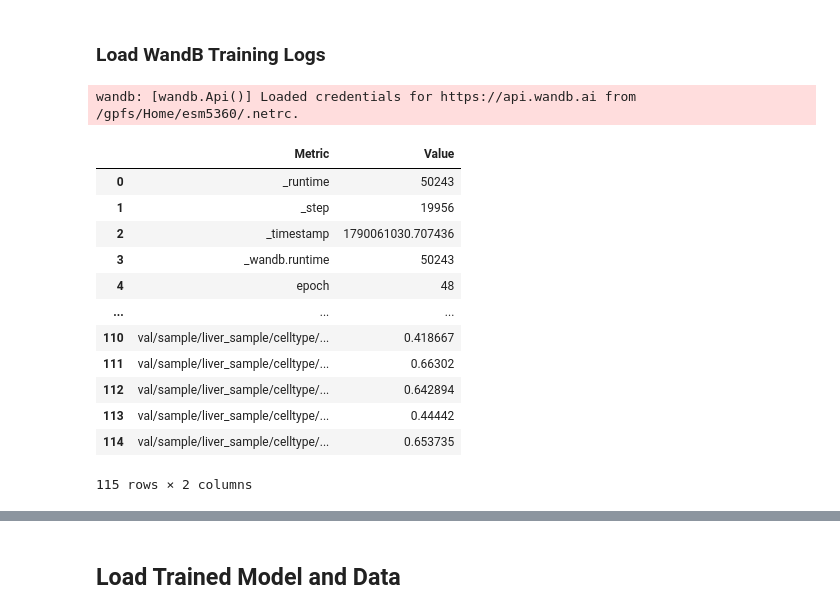
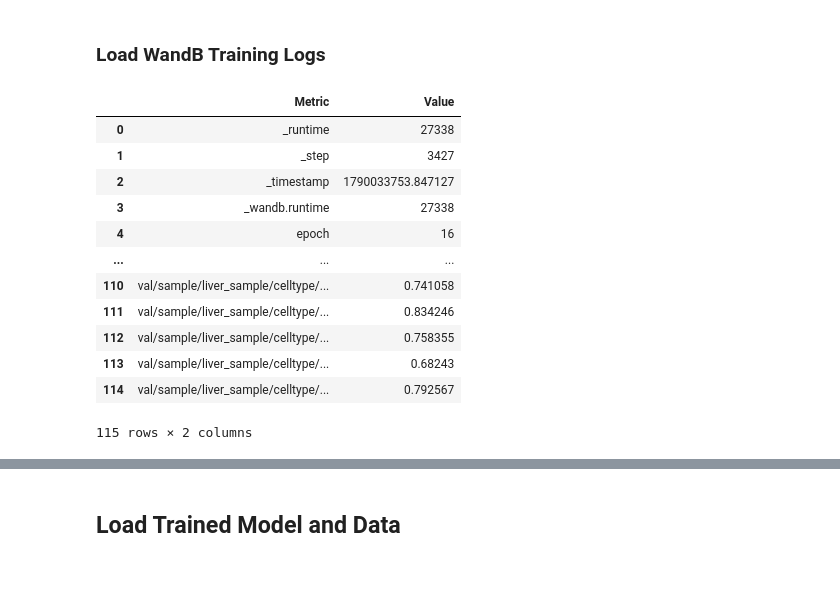
Before and after one commit to emoeller80281/Custom_GRN_Inference, a Jupyter notebook: TETHER/scripts/celltype_model_evaluation.ipynb, the cells around one changed output, grey strips where cells are left out. Drawn from its saved outputs; the diff is of its cells as text; code cells hidden in the pictures; blank space fills up the shorter version.

```diff
--- a/TETHER/scripts/celltype_model_evaluation.ipynb
+++ b/TETHER/scripts/celltype_model_evaluation.ipynb
@@ -43,29 +45,28 @@ To enable the following instructions: AVX2 AVX512F AVX512_VNNI FMA, in other ope
 # %%
 import wandb
 api = wandb.Api()
 
-run_id = "rdqmr5f3"
+run_id = "e1cbtoid"
 
 run = api.run(f"luminarada-penn-state-health/celltype-TF-TG/{run_id}")
 
 # Load the final summary metrics from the run
 training_summary = pd.DataFrame.from_dict(run.summary_metrics, orient="index").reset_index().rename(columns={"index": "Metric", 0: "Value"})
 display(training_summary)
 # %% [output]
+|  | Metric | Value |
+| 0 | _runtime | 27338 |
+| 1 | _step | 3427 |
+| 2 | _timestamp | 1790033753.847127 |
+| 3 | _wandb.runtime | 27338 |
+| 4 | epoch | 16 |
+| ... | ... | ... |
+| 110 | val/sample/liver_sample/celltype/... | 0.741058 |
+| 111 | val/sample/liver_sample/celltype/... | 0.834246 |
+| 112 | val/sample/liver_sample/celltype/... | 0.758355 |
+| 113 | val/sample/liver_sample/celltype/... | 0.68243 |
+| 114 | val/sample/liver_sample/celltype/... | 0.792567 |
-wandb: [wandb.Api()] Loaded credentials for https://api.wandb.ai from /gpfs/Home/esm5360/.netrc.
+115 rows × 2 columns
-|  | Metric | Value |
-| 0 | _runtime | 50243 |
-| 1 | _step | 19956 |
-| 2 | _timestamp | 1790061030.707436 |
-| 3 | _wandb.runtime | 50243 |
-| 4 | epoch | 48 |
-| ... | ... | ... |
-| 110 | val/sample/liver_sample/celltype/... | 0.418667 |
-| 111 | val/sample/liver_sample/celltype/... | 0.66302 |
-| 112 | val/sample/liver_sample/celltype/... | 0.642894 |
-| 113 | val/sample/liver_sample/celltype/... | 0.44442 |
-| 114 | val/sample/liver_sample/celltype/... | 0.653735 |
-115 rows × 2 columns
 # %%
 # Load the run training history
 rows = run.scan_history(
```
Also changed, not shown: parts of 27 cells of this notebook, 3 other files.
